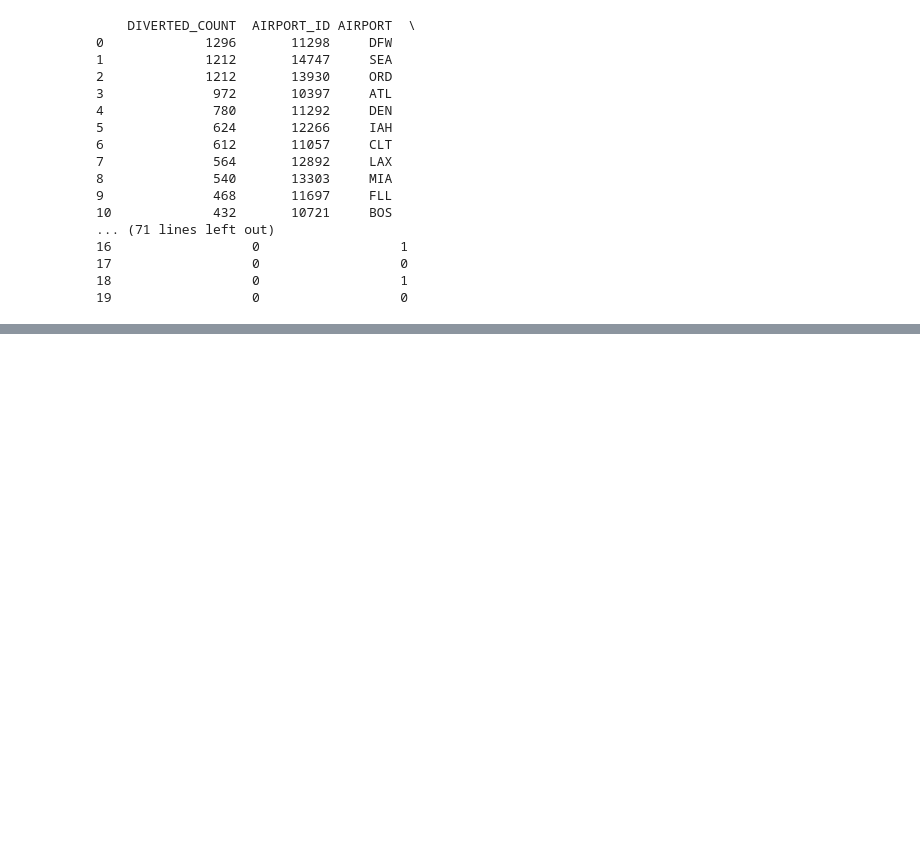
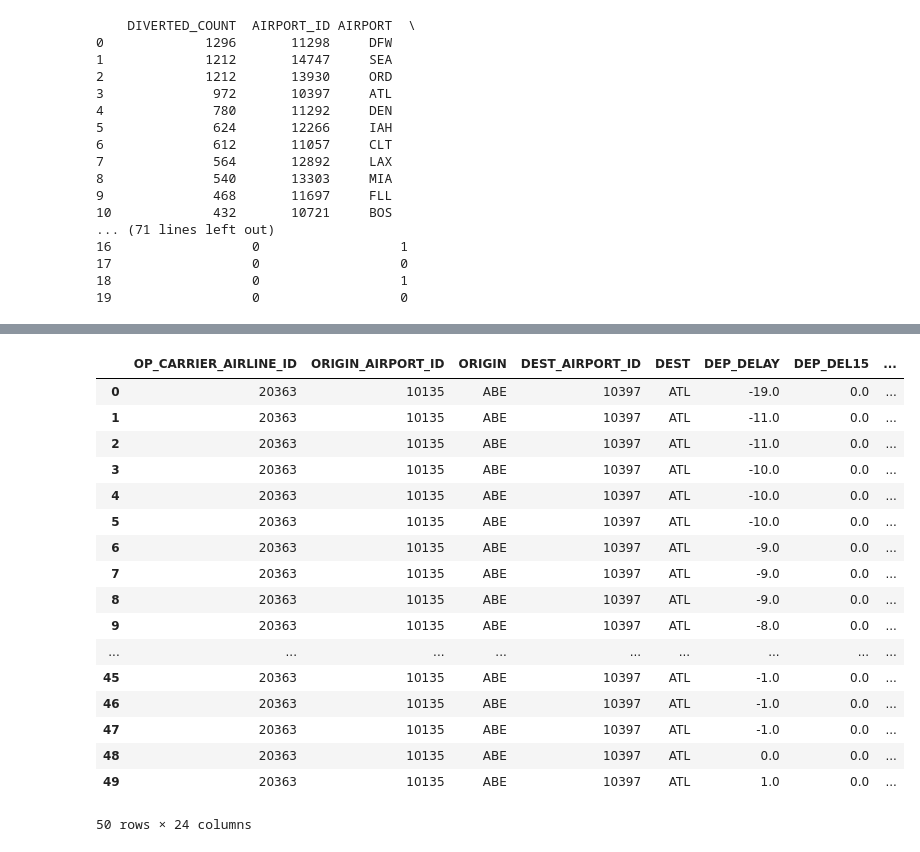
Before and after one commit to TomasVDDC/LesPantheres, a Jupyter notebook: scripts/data_processing.ipynb, the cells around one changed output, grey strips where cells are left out. Cells and saved outputs as stored; diff of their text form; code cells hidden in the pictures; blank space fills up the shorter version.

```diff
--- a/scripts/data_processing.ipynb
+++ b/scripts/data_processing.ipynb
@@ -270,3 +270,36 @@ with open('./data/diverted_flights.json', 'w') as json_file:
 17                  0                  0
 18                  0                  1
 19                  0                  0
+# %%
+# Load the data
+df_airports = pd.read_json('./data/airports.json')
+df_delay = pd.read_csv('./data/flight_delays_data.csv')
+
+# Drop unnecessary columns
+df_delay = df_delay.drop(columns=['YEAR', 'MONTH', 'OP_UNIQUE_CARRIER',
+                                  'ORIGIN_CITY_NAME', 'ORIGIN_STATE_ABR', 'ORIGIN_STATE_NM',
+                                  'DEST_AIRPORT_SEQ_ID','DEST_CITY_MARKET_ID', 'DEST_STATE_ABR',
+                                  'DEST_STATE_NM', 'DEST_CITY_NAME'])
+
+# Calculate the number of departure delays above 15 minutes per airport
+df_departure_delay = df_delay[df_delay['DEP_DEL15'] == 1]
+df_departure_delay = df_departure_delay.groupby('ORIGIN_AIRPORT_ID').size().reset_index(name='DEPARTURE_DELAY_COUNT').sort_values(by='DEPARTURE_DELAY_COUNT', ascending=False)
+
+# Keep only top 20 airports with the most number of departure delays, and drop all columns but ORIGIN_AIRPORT_ID and DEPARTURE_DELAY_COUNT
+top_20_departure_delays = df_departure_delay.head(20)[['ORIGIN_AIRPORT_ID', 'DEPARTURE_DELAY_COUNT']].merge(df_airports, left_on='ORIGIN_AIRPORT_ID', right_on='AIRPORT_ID', how='left').drop(columns=['ORIGIN_AIRPORT_ID'])
+
+# Multiply the departure delay count by 12
+top_20_departure_delays['DEPARTURE_DELAY_COUNT'] = top_20_departure_delays['DEPARTURE_DELAY_COUNT'] * 12
+
+# Print the result
+print(top_20_departure_delays)
+
+# Prepare the JSON data
+json_data = {
+    'labels': top_20_departure_delays['AIRPORT'].tolist(),
+    'data': top_20_departure_delays['DEPARTURE_DELAY_COUNT'].tolist()
+}
+
+# Save to a JSON file
+with open('./data/departure_delays.json', 'w') as json_file:
+    json.dump(json_data, json_file)
@@ -272,0 +324,21 @@ with open('./data/diverted_flights.json', 'w') as json_file:
+# %%
+df_delay.head(50)
+# %% [output]
+|  | OP_CARRIER_AIRLINE_ID | ORIGIN_AIRPORT_ID | ORIGIN | DEST_AIRPORT_ID | DEST | DEP_DELAY | DEP_DEL15 | ... |
+| 0 | 20363 | 10135 | ABE | 10397 | ATL | -19.0 | 0.0 | ... |
+| 1 | 20363 | 10135 | ABE | 10397 | ATL | -11.0 | 0.0 | ... |
+| 2 | 20363 | 10135 | ABE | 10397 | ATL | -11.0 | 0.0 | ... |
+| 3 | 20363 | 10135 | ABE | 10397 | ATL | -10.0 | 0.0 | ... |
+| 4 | 20363 | 10135 | ABE | 10397 | ATL | -10.0 | 0.0 | ... |
+| 5 | 20363 | 10135 | ABE | 10397 | ATL | -10.0 | 0.0 | ... |
+| 6 | 20363 | 10135 | ABE | 10397 | ATL | -9.0 | 0.0 | ... |
+| 7 | 20363 | 10135 | ABE | 10397 | ATL | -9.0 | 0.0 | ... |
+| 8 | 20363 | 10135 | ABE | 10397 | ATL | -9.0 | 0.0 | ... |
+| 9 | 20363 | 10135 | ABE | 10397 | ATL | -8.0 | 0.0 | ... |
+| ... | ... | ... | ... | ... | ... | ... | ... | ... |
+| 45 | 20363 | 10135 | ABE | 10397 | ATL | -1.0 | 0.0 | ... |
+| 46 | 20363 | 10135 | ABE | 10397 | ATL | -1.0 | 0.0 | ... |
+| 47 | 20363 | 10135 | ABE | 10397 | ATL | -1.0 | 0.0 | ... |
+| 48 | 20363 | 10135 | ABE | 10397 | ATL | 0.0 | 0.0 | ... |
+| 49 | 20363 | 10135 | ABE | 10397 | ATL | 1.0 | 0.0 | ... |
+50 rows × 24 columns
```
Also changed, not shown: parts of 1 cell of this notebook, 4 other files.
